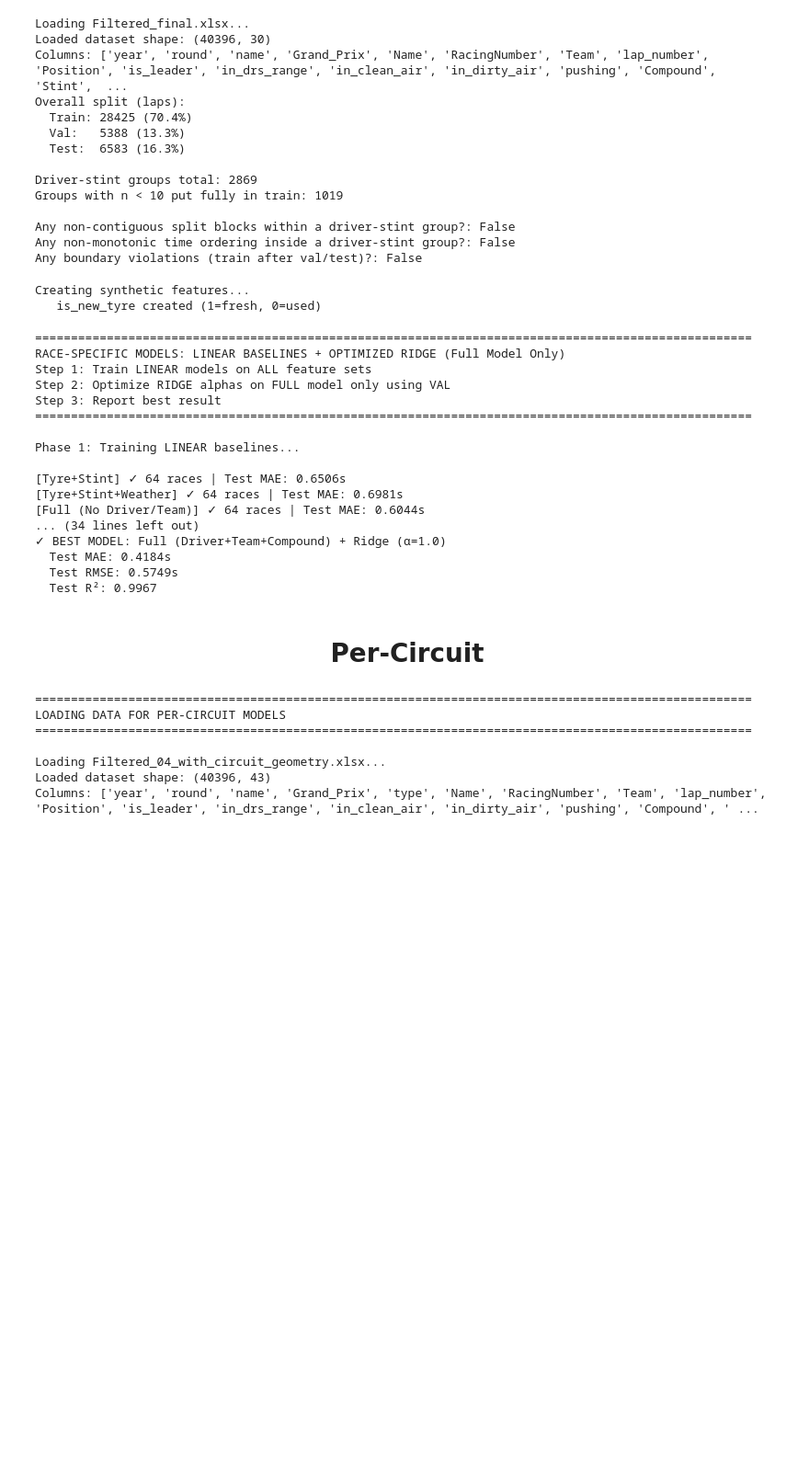
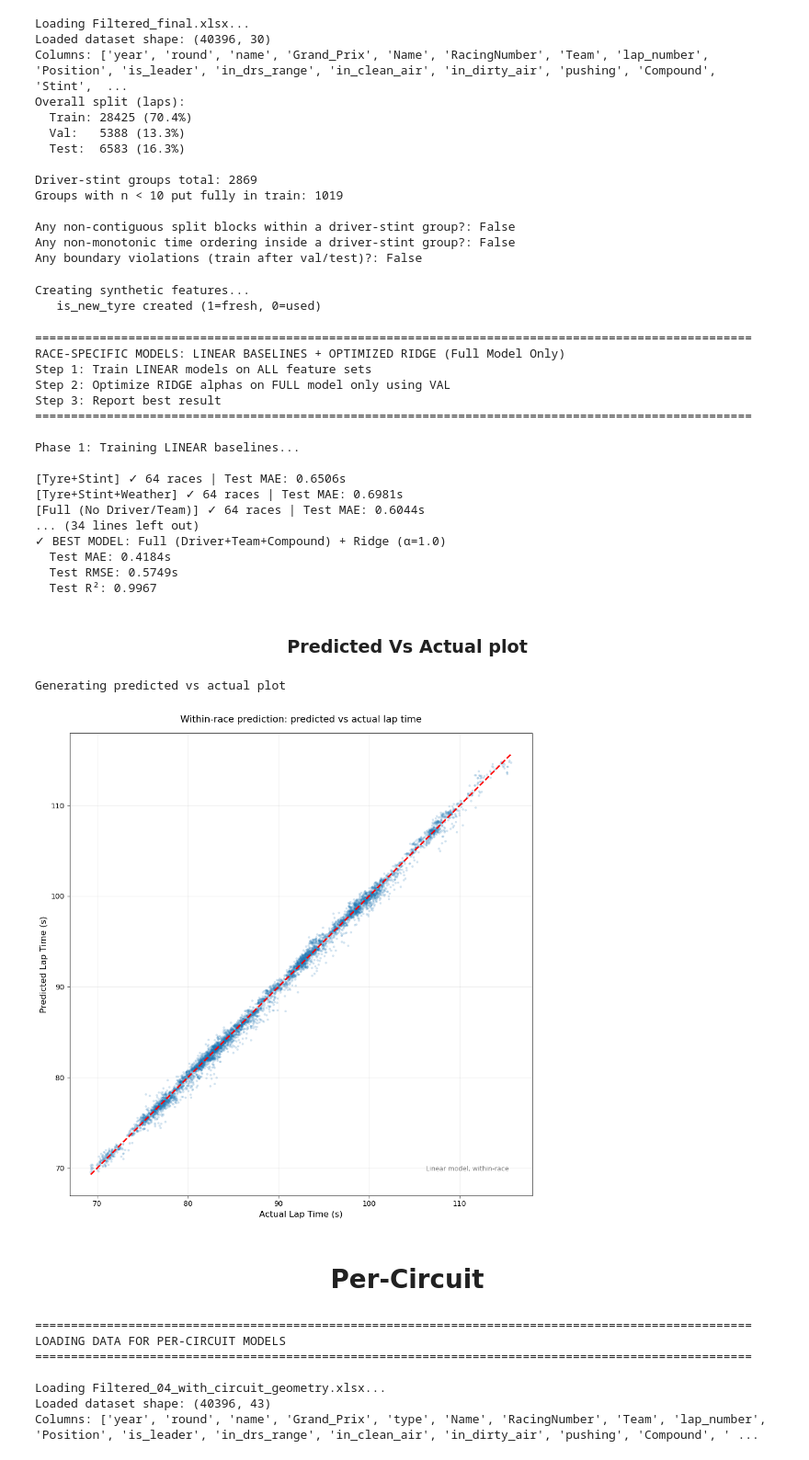
Before and after one commit to jacopo887/ADA_project_JS, a Jupyter notebook: Linear.ipynb, the cells around one changed output. Shown at 92% size. Cells and saved outputs as stored; diff of their text form; code cells hidden in the pictures; blank space fills up the shorter version.

Commit message:
final plots

```diff
--- a/Linear.ipynb
+++ b/Linear.ipynb
@@ -499,6 +499,80 @@ Phase 1: Training LINEAR baselines...
   Test MAE: 0.4184s
   Test RMSE: 0.5749s
   Test R²: 0.9967
+# %% [markdown]
+<h3><center>Predicted Vs Actual plot </center></h3>
+# %%
+
+
+# VISUALIZATION: Predicted vs Actual for Best Model
+
+print(f"\nGenerating predicted vs actual plot")
+
+# Get predictions from best model on test set
+preds_list, trues_list = [], []
+for (y_, r_), d_race in df_test.groupby(["year", "round"]):
+    key = (int(y_), int(r_))
+    if key not in best_models:
+        continue
+
+    fit = best_models[key]
+    X, y, _ = make_Xy(d_race, full_cfg["num"], full_cfg["cat"],
+                      fit_cols=fit["cols"], medians=fit["med"])
+    yhat = fit["model"].predict(X)
+
+    preds_list.append(yhat)
+    trues_list.append(y.values)
+
+y_pred_all = np.concatenate(preds_list)
+y_true_all = np.concatenate(trues_list)
+
+# Create scatter plot
+fig, ax = plt.subplots(figsize=(10, 10))
+
+# Subsample points if too many
+if len(y_true_all) > 10000:
+    rng = np.random.default_rng(42)
+    idx = rng.choice(len(y_true_all), size=10000, replace=False)
+    y_true_plot = y_true_all[idx]
+    y_pred_plot = y_pred_all[idx]
+else:
+    y_true_plot = y_true_all
+    y_pred_plot = y_pred_all
+
+# Scatter plot with reduced alpha
+ax.scatter(y_true_plot, y_pred_plot, alpha=0.2, s=10, edgecolors='none')
+
+# Perfect prediction line
+min_val = min(y_true_all.min(), y_pred_all.min())
+max_val = max(y_true_all.max(), y_pred_all.max())
+ax.plot([min_val, max_val], [min_val, max_val], 'r--', lw=2)
+
+# Labels and title
+ax.set_xlabel('Actual Lap Time (s)', fontsize=12)
+ax.set_ylabel('Predicted Lap Time (s)', fontsize=12)
+ax.set_title('Within-race prediction: predicted vs actual lap time', fontsize=13, pad=15)
+
+# Add grid
+ax.grid(True, alpha=0.3)
+
+# Equal aspect ratio
+ax.set_aspect('equal', adjustable='box')
+
+# Add annotation
+ax.text(0.95, 0.05, 'Linear model, within-race', transform=ax.transAxes,
+        fontsize=9, color='gray', ha='right', va='bottom')
+
+plt.tight_layout()
+
+# Save figure
+output_path = 'figures/per_race_model_predicted_vs_actual.pdf'
+os.makedirs('figures', exist_ok=True)
+plt.savefig(output_path, dpi=300, bbox_inches='tight')
+plt.show()
+plt.close()
+# %% [output]
+Generating predicted vs actual plot
+[figure, added]
 # %% [markdown]
 <h1><center> Per-Circuit</center></h1>
 # %%
```
Also changed, not shown: parts of 6 cells of this notebook, 14 other files.
